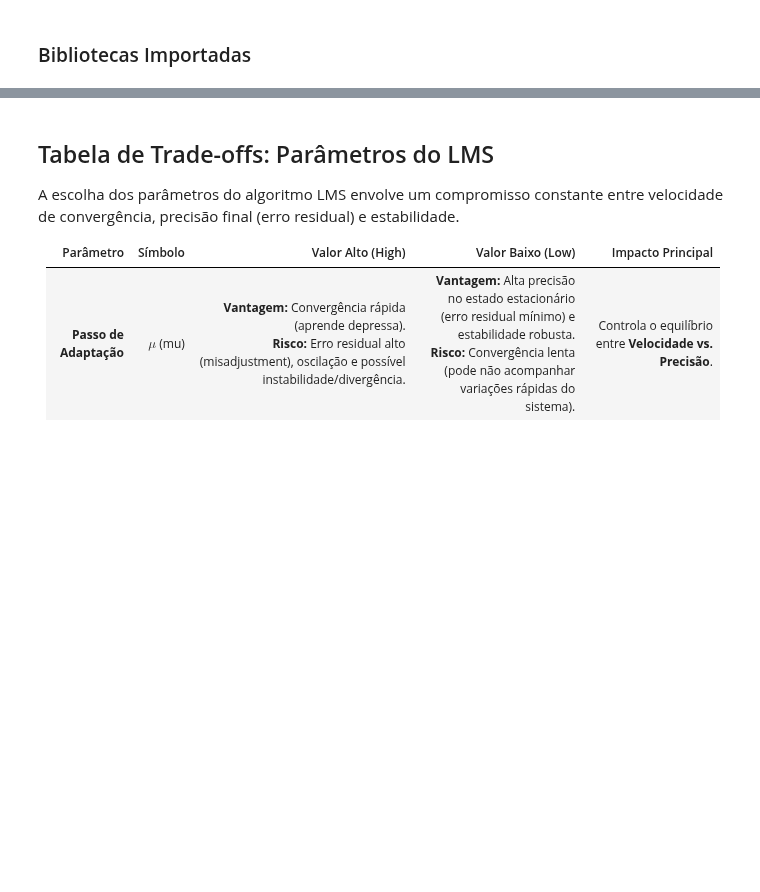
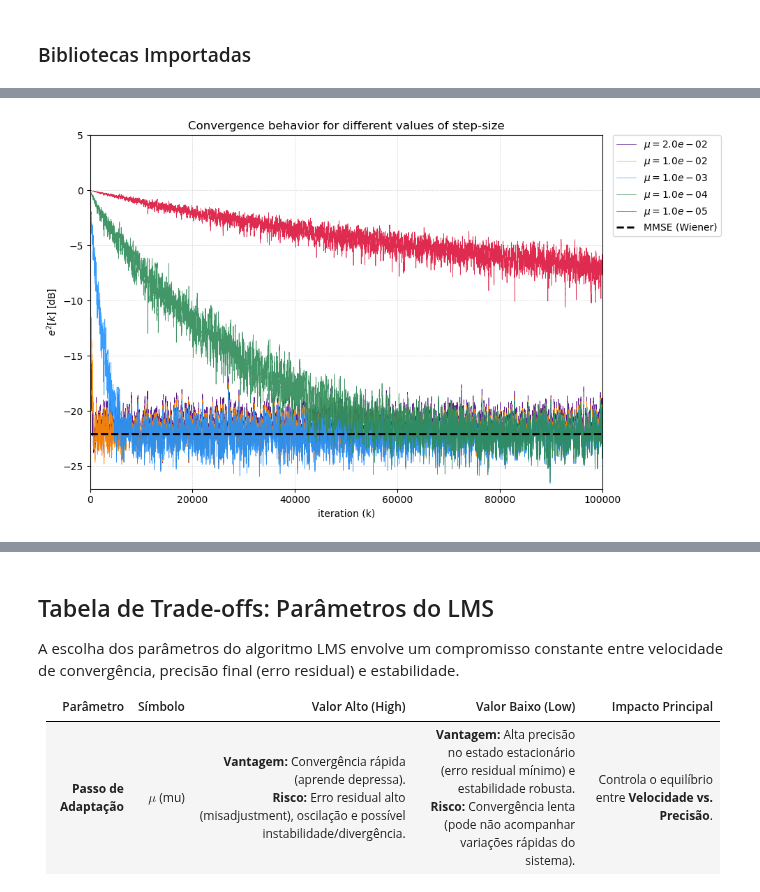
Before and after one commit to elmerfariass/DSPcap, a Jupyter notebook: Adpative Filter.ipynb, the cells around one changed output, grey strips where cells are left out. Saved outputs shown, nothing was run; the diff lists cells and outputs as text; code cells hidden in the pictures; blank space fills up the shorter version.

```diff
--- a/Adpative Filter.ipynb
+++ b/Adpative Filter.ipynb
@@ -262,0 +201,94 @@ Coeficientes finais do filtro:
+# %%
+def solve_wiener(x_in, d_ref, N_filtro):
+    # Autocorrelação de x (Rxx)
+    r_xx = np.correlate(x_in, x_in, mode='full')
+    center = len(r_xx) // 2
+    r_xx_vec = r_xx[center : center + N_filtro] / len(x_in)
+    R_xx = toeplitz(r_xx_vec)
+
+    # Correlação cruzada entre d e x (pdx)
+    p_dx = np.zeros(N_filtro)
+    for k in range(N_filtro):
+        # Precisamos alinhar x[n-k] com d[n]
+        val = np.mean(d_ref[k:] * x_in[:len(x_in)-k])
+        p_dx[k] = val
+
+    # Resolve w = inv(R)*p
+    return np.linalg.solve(R_xx, p_dx)
+# %%
+
+
+N_samples = 100000      # 100k para visual denso
+Ntaps = 10
+delay = 4
+noise_power = 0.005
+
+# A. Geração de Sinais
+np.random.seed(42)
+d_original = np.sign(np.random.randn(N_samples))
+
+# B. Canal Simples (O array explícito)
+canal = np.array([1.0, 0.5, 0.2, 0.1])
+x_clean = np.convolve(d_original, canal, mode='full')[:N_samples]
+
+# C. Ruído
+noise = np.random.normal(0, np.sqrt(noise_power), N_samples)
+x = x_clean + noise
+
+# D. Target (Desired) com atraso
+d_train = np.zeros(N_samples)
+d_train[delay:] = d_original[:-delay]
+
+# ==============================================================================
+# 3. CÁLCULO DA REFERÊNCIA (Wiener)
+# ==============================================================================
+
+w_opt = solve_wiener(x, d_train, Ntaps)
+
+# Calcula o erro residual ótimo (Piso)
+y_opt = np.convolve(x, w_opt, mode='full')[:N_samples]
+e_opt = d_train - y_opt
+mmse_linear = np.mean(e_opt[Ntaps:]**2)
+mmse_db = 10 * np.log10(mmse_linear)
+
+print(f"Piso de Ruído Teórico (MMSE): {mmse_db:.2f} dB")
+
+# ==============================================================================
+# 4. PLOTAGEM (VOLTANDO AO FORMATO DE LISTAS SIMPLES)
+# ==============================================================================
+
+# Definição simples das listas (como estava antes)
+mu_values = [2e-2, 1e-2, 1e-3, 1e-4, 1e-5]
+colors = ['indigo', 'darkorange', 'dodgerblue', 'seagreen', 'crimson']
+
+window_len = 50 # Janela curta para manter a densidade visual
+
+plt.figure(figsize=(10, 6))
+
+# Loop usando enumerate para pegar mu e cor correspondente
+for i, mu in enumerate(mu_values):
+
+    # Executa sua função LMS
+    _, _, squared_error, _ = lms(x, d_train, Ntaps, mu)
+
+    # Processamento visual
+    valid_error = squared_error[Ntaps:]
+    mse_smooth = np.convolve(valid_error, np.ones(window_len)/window_len, mode='valid')
+    error_db = 10 * np.log10(mse_smooth + 1e-20)
+
+    plt.plot(error_db, color=colors[i], linewidth=0.5, alpha=0.9, label=f'$\mu = {mu:.1e}$')
+
+# Linha do Wiener
+plt.axhline(y=mmse_db, color='black', linestyle='--', linewidth=2, label='MMSE (Wiener)')
+
+plt.title('Convergence behavior for different values of step-size')
+plt.xlabel('iteration (k)')
+plt.ylabel('$e^2[k]$ [dB]')
+plt.grid(True, which='both', linestyle='--', linewidth=0.5, alpha=0.5)
+plt.xlim(0, N_samples)
+plt.ylim(mmse_db - 5, 5)
+
+plt.legend(bbox_to_anchor=(1.02, 1), loc='upper left', borderaxespad=0.)
+plt.tight_layout()
+plt.show()
+# %% [output]
@@ -262,0 +296 @@ Coeficientes finais do filtro:
+[figure, added]
```
Also changed, not shown: parts of 10 cells of this notebook.
